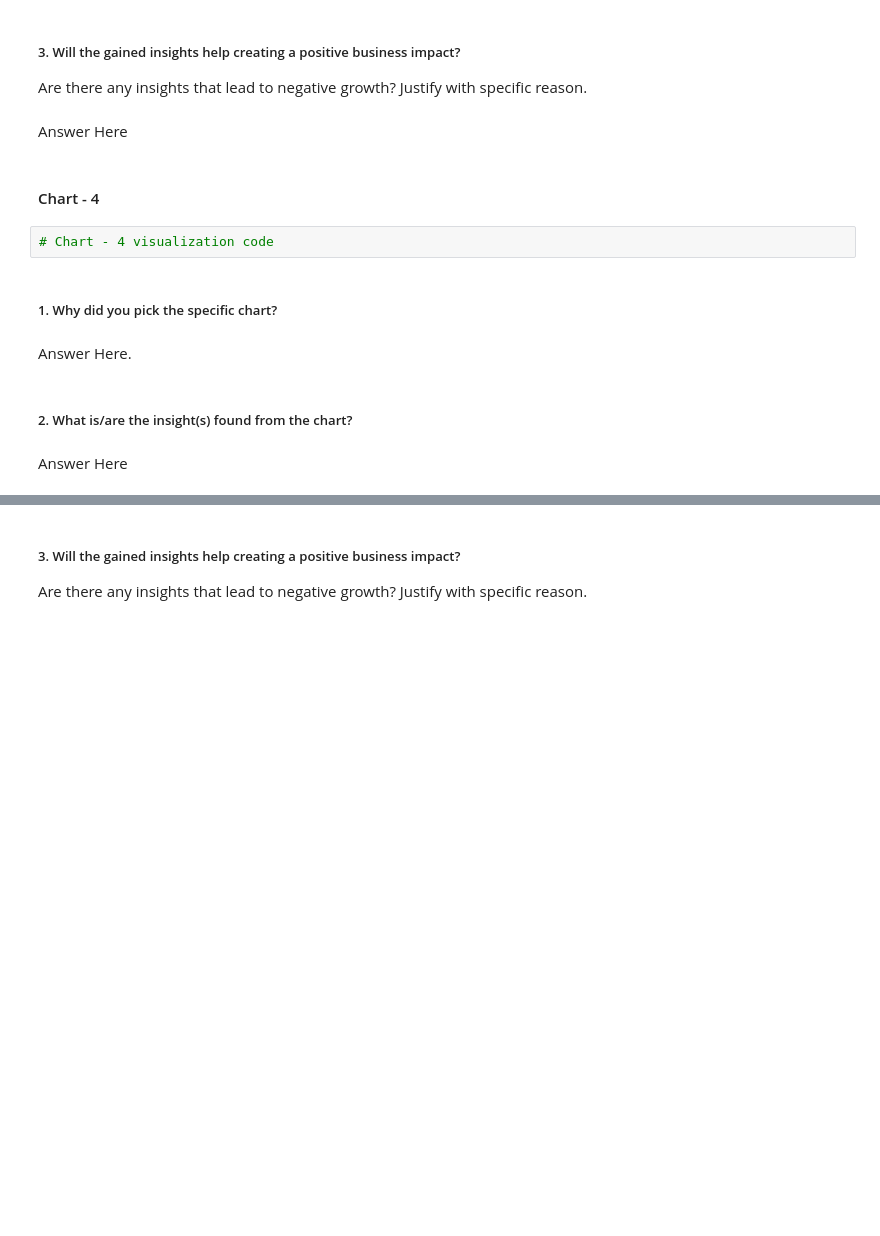
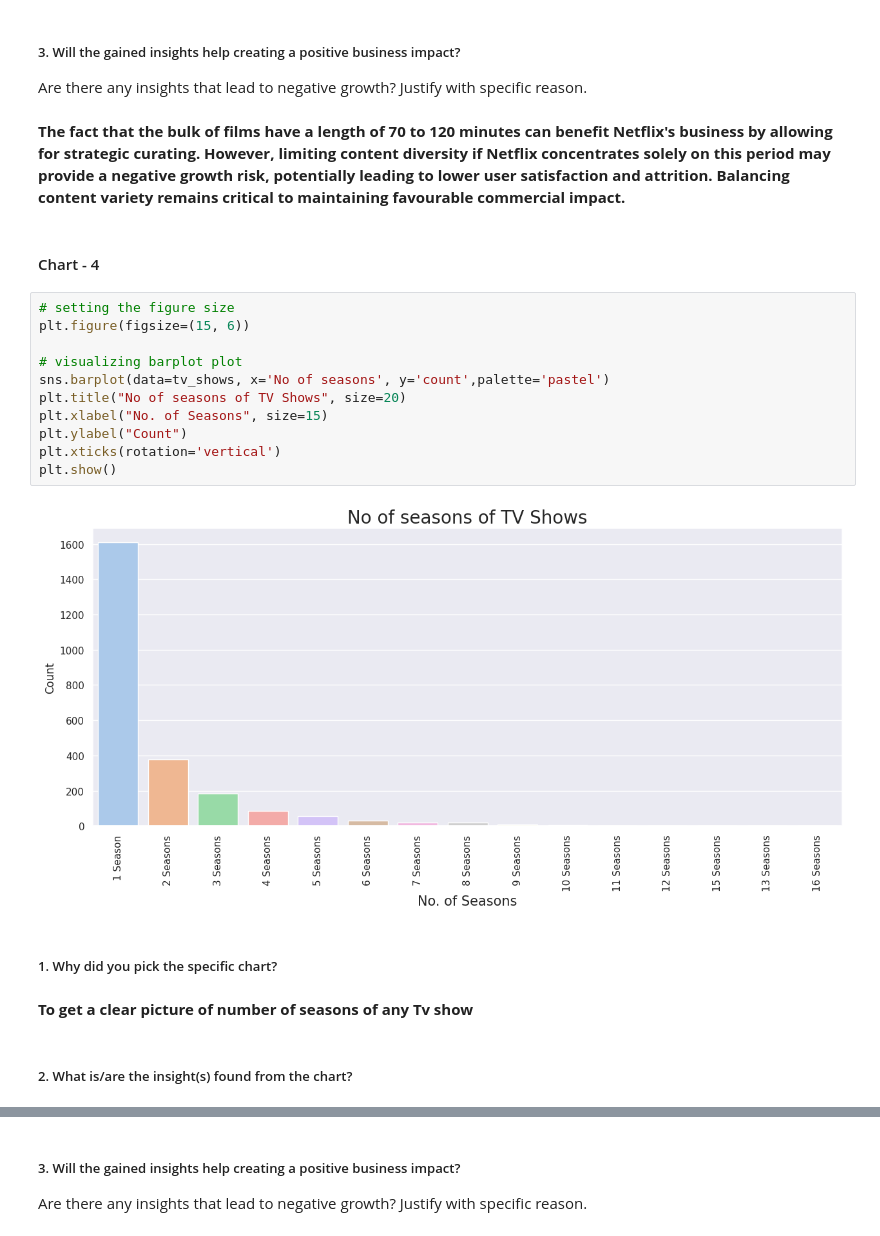
Before and after one commit to pranjalikathait/Machine_Learning, a Jupyter notebook: Copy_of_Sample_ML_Submission_Template.ipynb, the cells around one changed output, grey strips where cells are left out. Drawn from its saved outputs; the diff is of its cells as text; blank space fills up the shorter version.

```diff
--- a/Copy_of_Sample_ML_Submission_Template.ipynb
+++ b/Copy_of_Sample_ML_Submission_Template.ipynb
@@ -525,17 +525,26 @@ Answer Here
 # %% [markdown]
 ##### 3. Will the gained insights help creating a positive business impact?
 Are there any insights that lead to negative growth? Justify with specific reason.
-# %% [markdown]
-Answer Here
+# %% [markdown]
+**The fact that the bulk of films have a length of 70 to 120 minutes can benefit Netflix's business by allowing for strategic curating. However, limiting content diversity if Netflix concentrates solely on this period may provide a negative growth risk, potentially leading to lower user satisfaction and attrition. Balancing content variety remains critical to maintaining favourable commercial impact.**
 # %% [markdown]
 #### Chart - 4
-# %%
-# Chart - 4 visualization code
+# %%
+# setting the figure size
+plt.figure(figsize=(15, 6))
+
+# visualizing barplot plot
+sns.barplot(data=tv_shows, x='No of seasons', y='count',palette='pastel')
+plt.title("No of seasons of TV Shows", size=20)
+plt.xlabel("No. of Seasons", size=15)
+plt.ylabel("Count")
+plt.xticks(rotation='vertical')
+plt.show()
+# %% [output]
+[figure, added]
 # %% [markdown]
 ##### 1. Why did you pick the specific chart?
-# %% [markdown]
-Answer Here.
+# %% [markdown]
+**To get a clear picture of number of seasons of any Tv show**
 # %% [markdown]
 ##### 2. What is/are the insight(s) found from the chart?
-# %% [markdown]
-Answer Here
```
Also changed, not shown: parts of 40 cells of this notebook.
